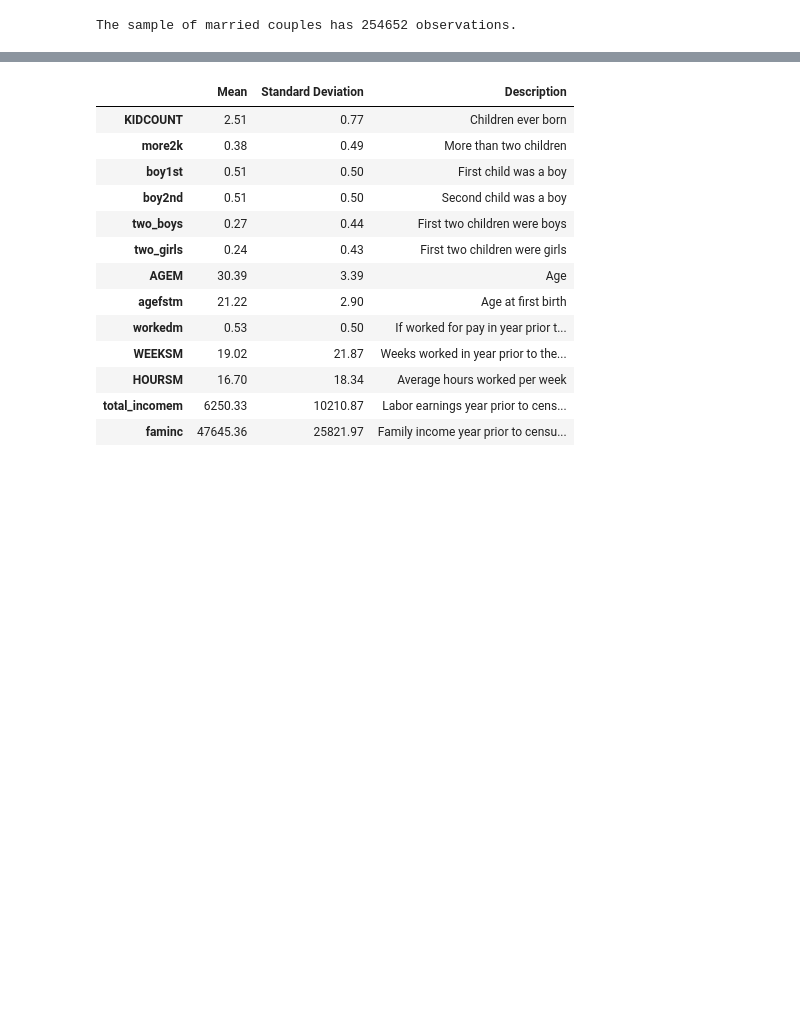
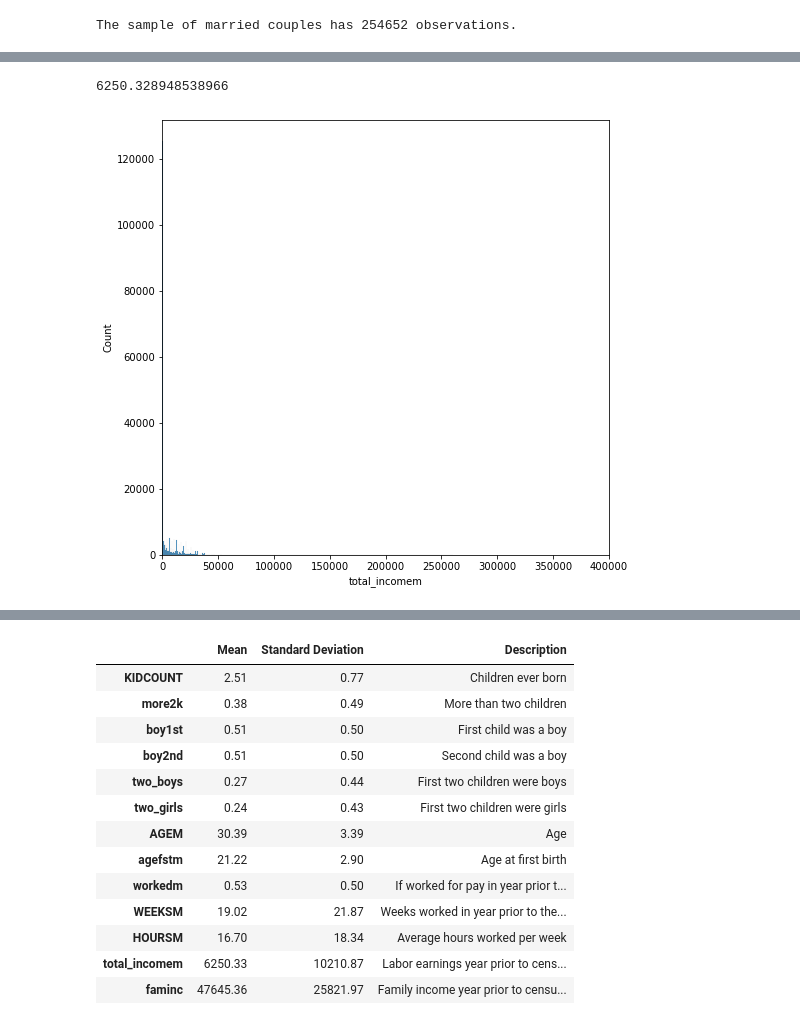
Before and after one commit to carolinalvarez/angrist-and-evans-1998-python, a Jupyter notebook: Angrist_and_Evans_1998.ipynb, the cells around one changed output, grey strips where cells are left out. Drawn from its saved outputs; the diff is of its cells as text; code cells hidden in the pictures; blank space fills up the shorter version.

```diff
--- a/Angrist_and_Evans_1998.ipynb
+++ b/Angrist_and_Evans_1998.ipynb
@@ -465,0 +487,6 @@ msample.describe()
+# %%
+plot_distribution(msample, "total_incomem")
+msample["total_incomem"].mean()
+# %% [output]
+6250.328948538966
+[figure, added]
```
Also changed, not shown: parts of 28 cells of this notebook.
